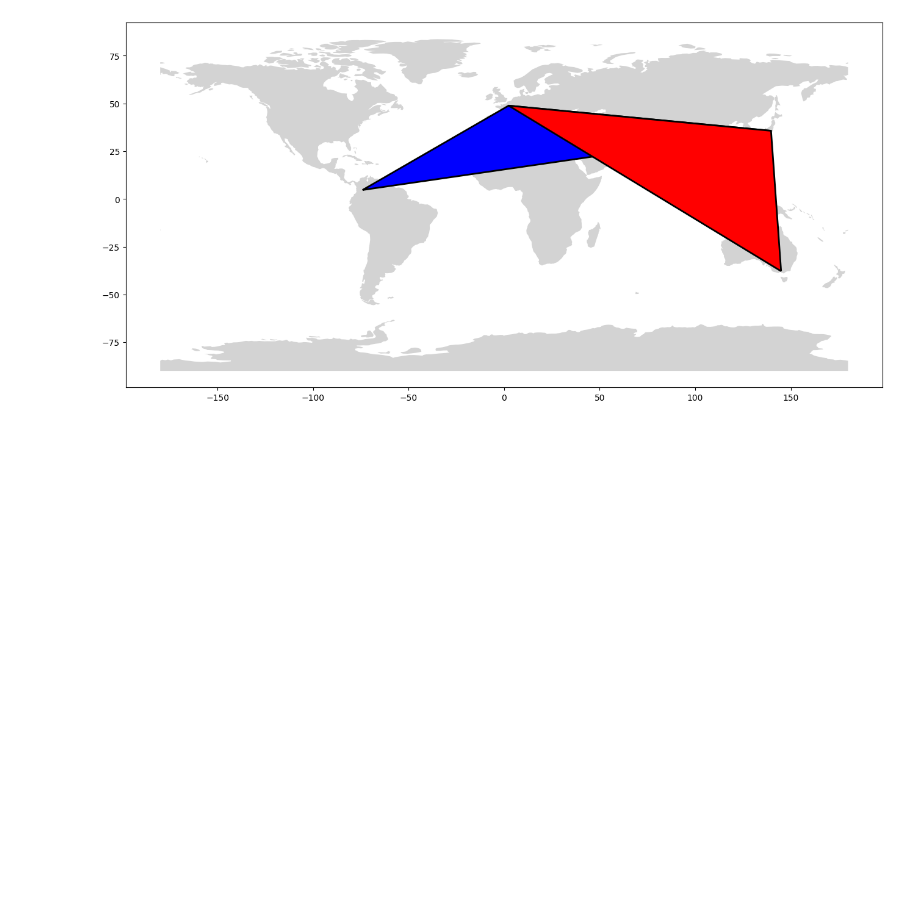
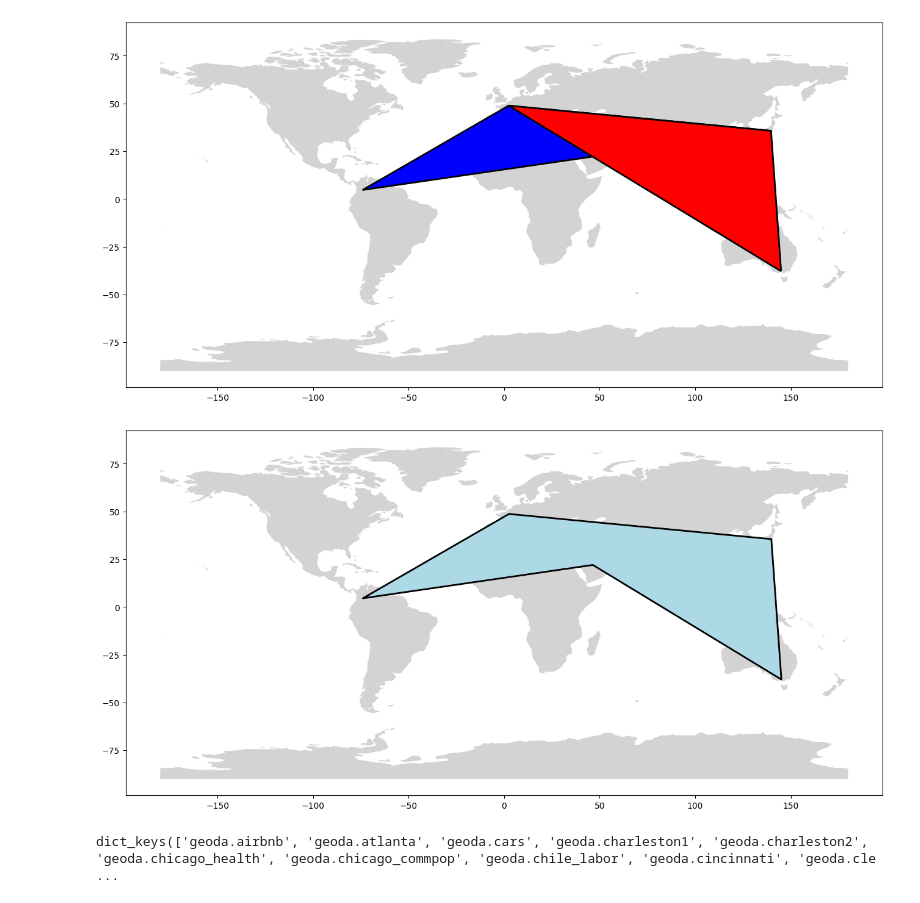
Before and after one commit to janiejestemja/geo, a Jupyter notebook: eda_sketch.ipynb, the cells around one changed output. Saved outputs shown, nothing was run; the diff lists cells and outputs as text; code cells hidden in the pictures; blank space fills up the shorter version.

```diff
--- a/eda_sketch.ipynb
+++ b/eda_sketch.ipynb
@@ -545,3 +545,19 @@ gdf.plot(ax=ax, color=["blue", "red"], linewidth=2, edgecolor="black")
 plt.show()
 # %% [output]
 [figure]
+# %%
+merged_territory = gdf.geometry.union_all()
+# %%
+merged_gdf = gpd.GeoDataFrame(geometry=[merged_territory])
+# %%
+fig, ax = plt.subplots(figsize=(16, 9))
+world.plot(ax=ax, color="lightgrey")
+merged_gdf.plot(ax=ax, color="lightblue", linewidth=2, edgecolor="black")
+
+plt.show()
+# %% [output]
+[figure, added]
+# %%
+geodatasets.data.flatten().keys()
+# %% [output]
+dict_keys(['geoda.airbnb', 'geoda.atlanta', 'geoda.cars', 'geoda.charleston1', 'geoda.charleston2', 'geoda.chicago_health', 'geoda.chicago_commpop', 'geoda.chile_labor', 'geoda.cincinnati', 'geoda.cle ...
```
Also changed, not shown: parts of 6 cells of this notebook.
